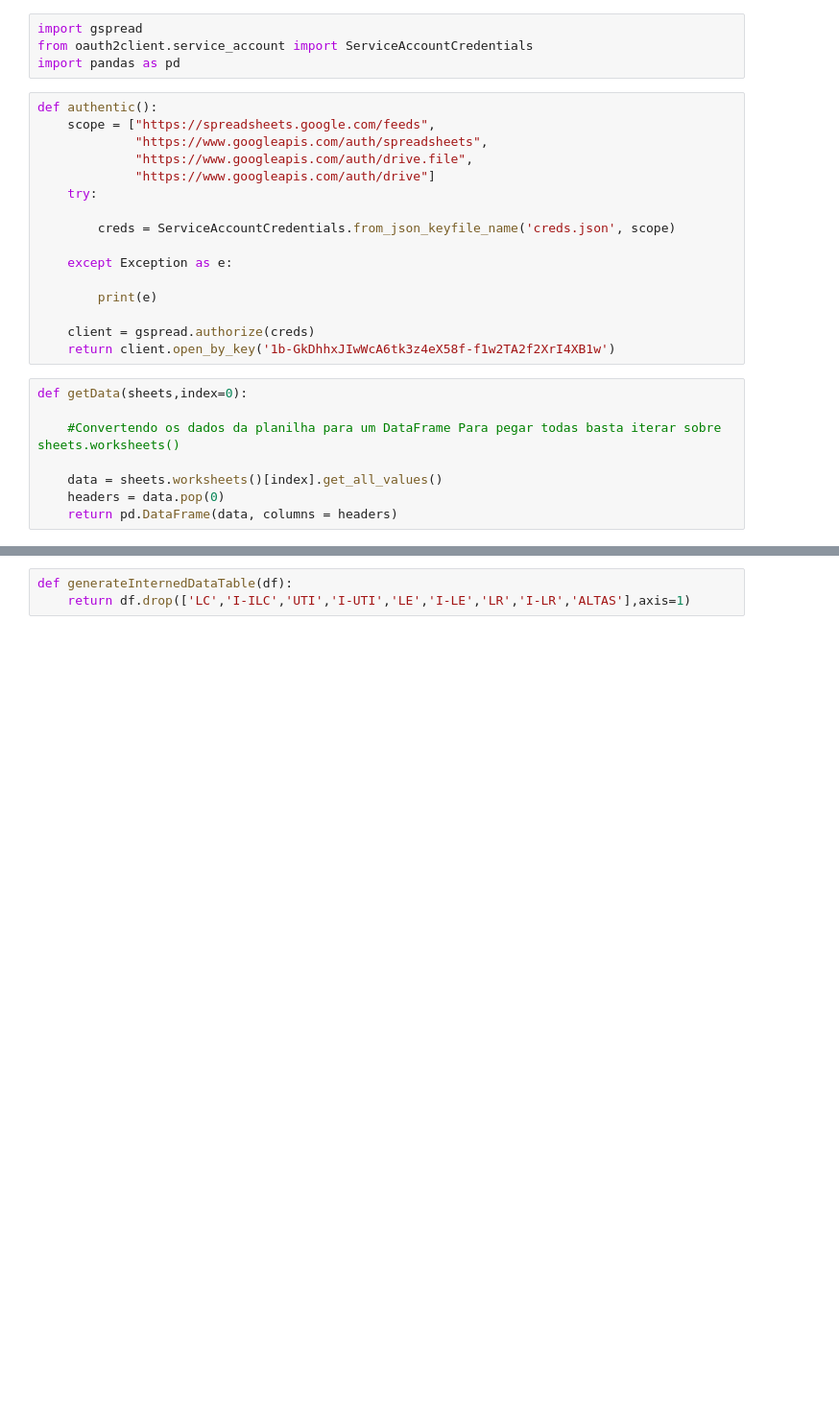
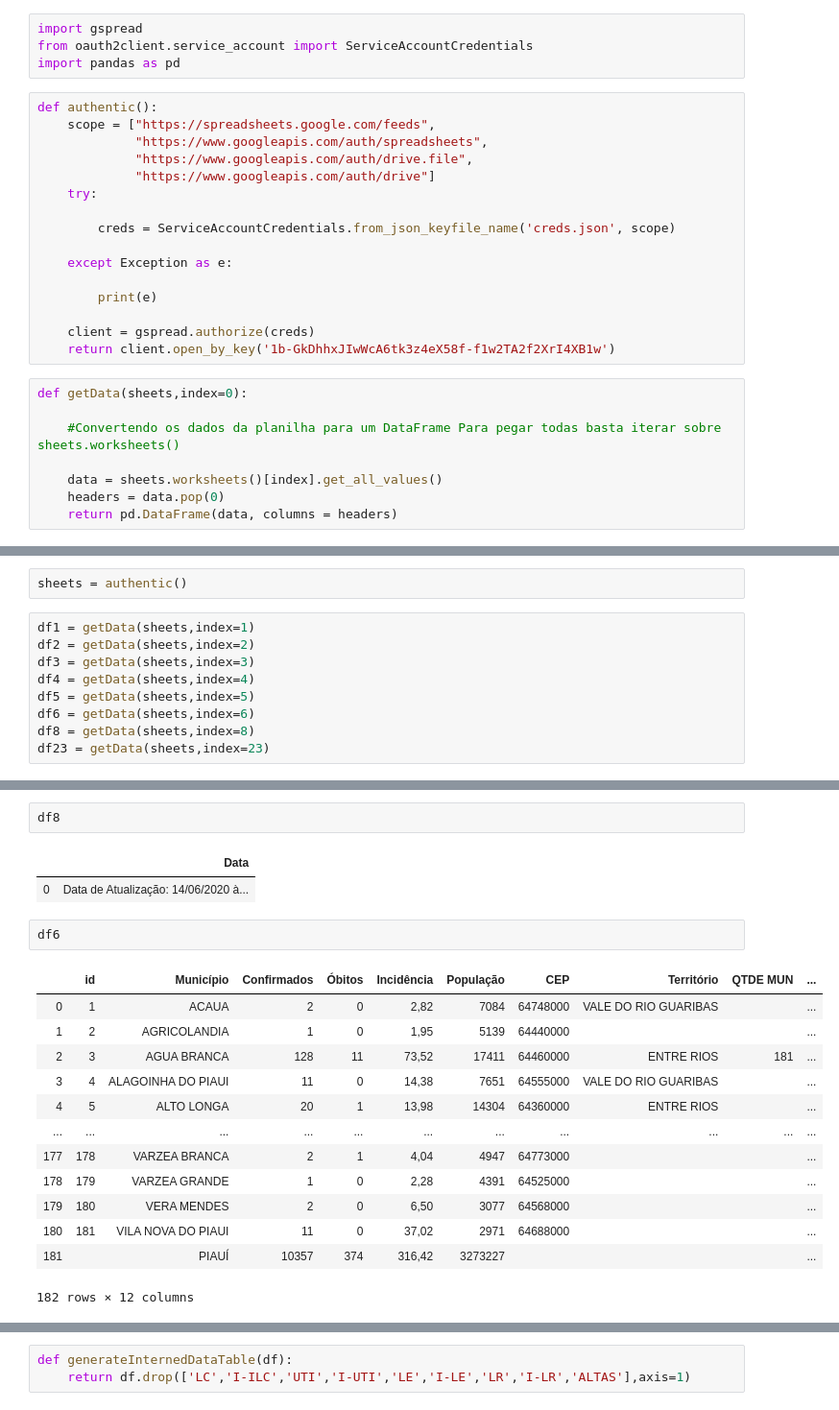
Before and after one commit to SalesRyan/Mapa-Covid-19, a Jupyter notebook: Download Planilha/Acesso.ipynb, the cells around one changed output, grey strips where cells are left out. Shown at 96% size. Cells and saved outputs as stored; diff of their text form; blank space fills up the shorter version.

```diff
--- a/Download Planilha/Acesso.ipynb
+++ b/Download Planilha/Acesso.ipynb
@@ -31,0 +29,11 @@ getData(,index=0)
+# %%
+sheets = authentic()
+# %%
+df1 = getData(sheets,index=1)
+df2 = getData(sheets,index=2)
+df3 = getData(sheets,index=3)
+df4 = getData(sheets,index=4)
+df5 = getData(sheets,index=5)
+df6 = getData(sheets,index=6)
+df8 = getData(sheets,index=8)
+df23 = getData(sheets,index=23)
@@ -31,0 +56,21 @@ getData(,index=0)
+# %%
+df8
+# %% [output]
+|  | Data |
+| 0 | Data de Atualização: 14/06/2020 à... |
+# %%
+df6
+# %% [output]
+|  | id | Município | Confirmados | Óbitos | Incidência | População | CEP | Território | QTDE MUN | ... |
+| 0 | 1 | ACAUA | 2 | 0 | 2,82 | 7084 | 64748000 | VALE DO RIO GUARIBAS |  | ... |
+| 1 | 2 | AGRICOLANDIA | 1 | 0 | 1,95 | 5139 | 64440000 |  |  | ... |
+| 2 | 3 | AGUA BRANCA | 128 | 11 | 73,52 | 17411 | 64460000 | ENTRE RIOS | 181 | ... |
+| 3 | 4 | ALAGOINHA DO PIAUI | 11 | 0 | 14,38 | 7651 | 64555000 | VALE DO RIO GUARIBAS |  | ... |
+| 4 | 5 | ALTO LONGA | 20 | 1 | 13,98 | 14304 | 64360000 | ENTRE RIOS |  | ... |
+| ... | ... | ... | ... | ... | ... | ... | ... | ... | ... | ... |
+| 177 | 178 | VARZEA BRANCA | 2 | 1 | 4,04 | 4947 | 64773000 |  |  | ... |
+| 178 | 179 | VARZEA GRANDE | 1 | 0 | 2,28 | 4391 | 64525000 |  |  | ... |
+| 179 | 180 | VERA MENDES | 2 | 0 | 6,50 | 3077 | 64568000 |  |  | ... |
+| 180 | 181 | VILA NOVA DO PIAUI | 11 | 0 | 37,02 | 2971 | 64688000 |  |  | ... |
+| 181 |  | PIAUÍ | 10357 | 374 | 316,42 | 3273227 |  |  |  | ... |
+182 rows × 12 columns
```
Also changed, not shown: parts of 14 cells of this notebook.
